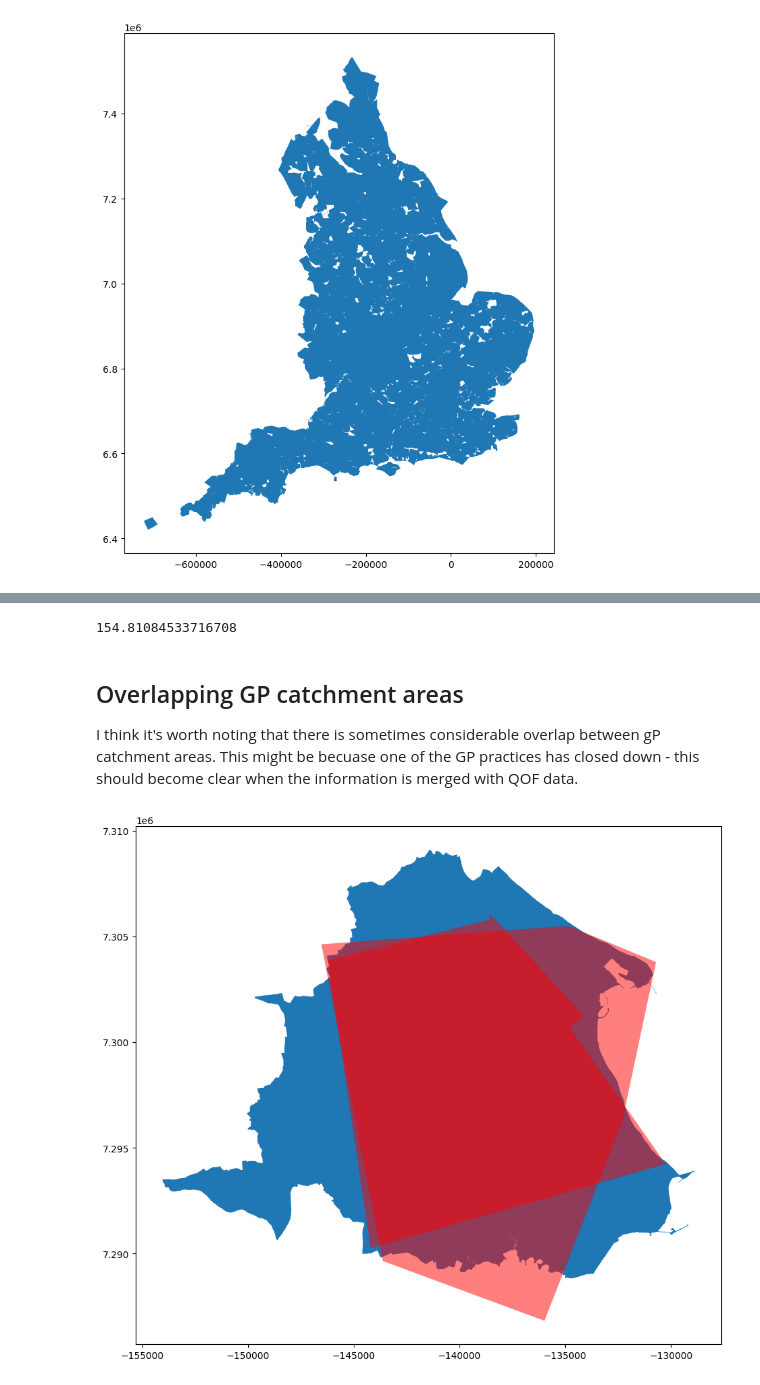
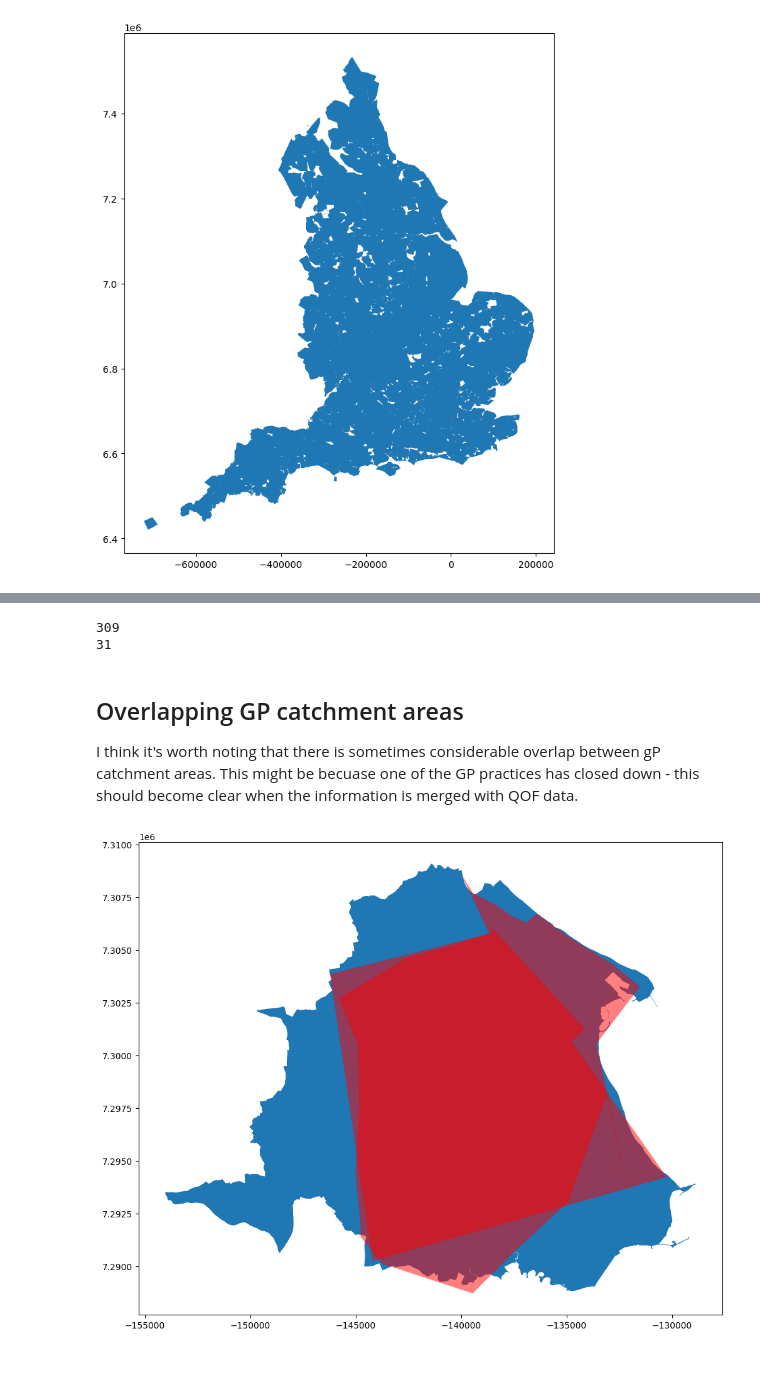
Before and after one commit to Bea-Taylor/DifDem_inequalities, a Jupyter notebook: nbs/core/02b_LSOA_and_GP_intersections.ipynb, the cells around one changed output, grey strips where cells are left out. Saved outputs shown, nothing was run; the diff lists cells and outputs as text; code cells hidden in the pictures.

```diff
--- a/nbs/core/02b_LSOA_and_GP_intersections.ipynb
+++ b/nbs/core/02b_LSOA_and_GP_intersections.ipynb
@@ -118,52 +119,29 @@ Compute intersections $A_{ik}$ between LADs $i$ and GP $k$ catchment areas.
 
 # Compute intersections between LADs and GP catchment areas
 
-merc_gdf_catchment['area'] = merc_gdf_catchment.area / 1000000
-merc_gdf_LAD['area'] = merc_gdf_LAD.area / 1000000
+gdf_catchment['area'] = gdf_catchment.area / 1000000
+gdf_LAD['area'] = gdf_LAD.area / 1000000
 
-LAD_GP_catchment_area_interesections = []
+LAD_GP_catchment_area_intersections = []
 
-GP_xs = np.array(merc_gdf_catchment['geometry'].centroid.x)
-GP_ys = np.array(merc_gdf_catchment['geometry'].centroid.y)
+GP_xs = np.array(gdf_catchment['geometry'].centroid.x)
+GP_ys = np.array(gdf_catchment['geometry'].centroid.y)
 
-for i, LAD_row in merc_gdf_LAD.iterrows():
-    #print('LAD %s/%s' % (i+1, merc_gdf_LAD.shape[0]), end='\r')
+for i, LAD_row in gdf_LAD.iterrows():
 
     LAD_center = LAD_row.geometry.centroid
     dx = GP_xs - LAD_center.x
     dy = GP_ys - LAD_center.y
     dists = np.sqrt(dx**2 + dy**2)
-    #closest_GPs = merc_gdf_catchment.index[dists.argsort()[:N_intersections]]
-    closest_GPs = merc_gdf_catchment.index[dists.argsort()[:N_intersections]]
-    print(closest_GPs)
+    closest_GPs = gdf_catchment.index[dists.argsort()[:N_intersections]]
 
     inters = []
     _intersection_areas = []
     for j in closest_GPs:
-        inter = merc_gdf_catchment.loc[j].geometry.buffer(0).intersection(LAD_row.geometry).area
+        inter = gdf_catchment.loc[j].geometry.buffer(0).intersection(LAD_row.geometry).area
         inter = inter / 1000000
         inters.append(inter)
         if inter != 0:
             _intersection_areas.append([j, inter])
 
-
-#print(merc_gdf_catchment.loc[7232].area)
-#print(merc_gdf_LAD.iloc[0].area)
-#print(merc_gdf_catchment.loc[7232].geometry.intersection(merc_gdf_LAD.iloc[0].geometry).area)
-#print(merc_gdf_LAD.iloc[0].overlay(merc_gdf_catchment.loc[7232], how='intersection'))
-#int = merc_gdf_catchment.loc[7232].geometry.buffer(0).intersection(merc_gdf_LAD.iloc[0].geometry).area / 1000000
-#print(int/merc_gdf_LAD.iloc[0].area)
-
-    #gdf_inters = gpd.GeoDataFrame({ 'geometry' : inters })
-    #gdf_inters = gdf_inters.to_crs(epsg=4326)
-    #gdf_inters.crs = {'init': 'epsg:3857', 'no_defs': True}
-
-    # _intersection_areas = []
-
-    # for k, j in enumerate(closest_GPs):
-    #     inter = inters[k]
-    #     if inter.area != 0:
-    #         _intersection_areas.append(inter)
-    #         #_intersection_areas.append(inter)
-
-    LAD_GP_catchment_area_interesections.append(_intersection_areas)
+    LAD_GP_catchment_area_intersections.append(_intersection_areas)
@@ -354,5 +187,0 @@ polygon_area(gdf_LAD.iloc[0]['geometry'])
-# %%
-intersection_data = LAD_GP_catchment_area_interesections[0]
-intersection_data[0][1]
-# %% [output]
-154.81084533716708
@@ -393,3 +204,9 @@ for i in range(len(gdf_LAD)):
+# %%
+print(len(LAD_GP_catchment_area_intersections))
+print(len(LAD_GP_catchment_area_intersections[0]))
+# %% [output]
+309
+31
 # %% [markdown]
 ## Overlapping GP catchment areas
 
@@ -397,9 +214,9 @@ I think it's worth noting that there is sometimes considerable overlap between g
 # %%
 fig, ax = plt.subplots(figsize=(12,10))
 gdf_LAD.loc[[0], 'geometry'].plot(ax=ax, linewidth=0.5, alpha=1.0)
-gdf_catchment.loc[[7232], 'geometry'].plot(ax=ax, color='red', linewidth=0.5, alpha=0.5)
-gdf_catchment.loc[[7223], 'geometry'].plot(ax=ax, color='red', linewidth=0.5, alpha=0.5)
+gdf_catchment.loc[[7228], 'geometry'].plot(ax=ax, color='red', linewidth=0.5, alpha=0.5)
+gdf_catchment.loc[[1607], 'geometry'].plot(ax=ax, color='red', linewidth=0.5, alpha=0.5)
 #gdf_catchment.loc[[948],'geometry'].plot(ax=ax, color='red', alpha=0.5)
 plt.show()
 # %% [output]
-[figure, old version]
+[figure, new version]
```
Also changed, not shown: parts of 50 cells of this notebook.
